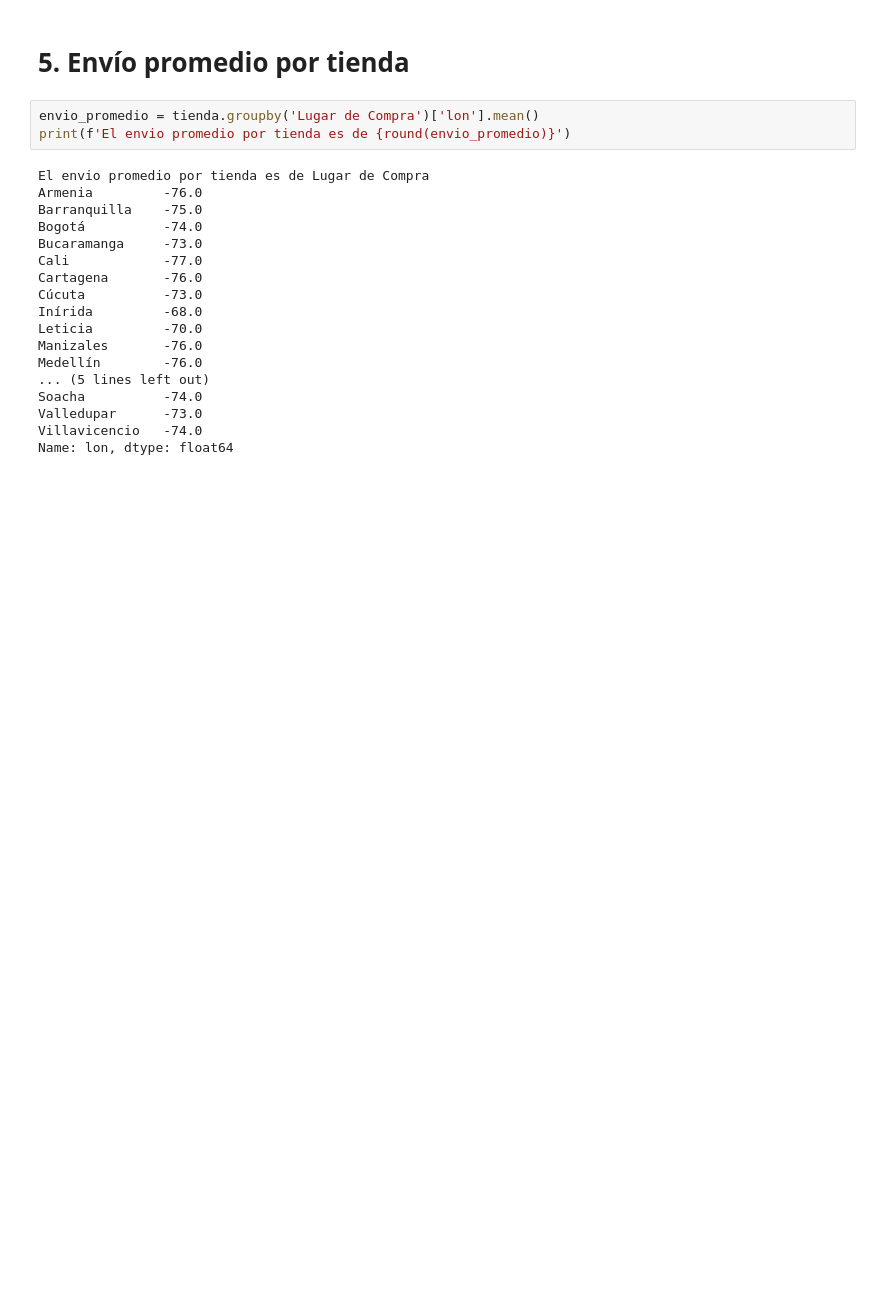
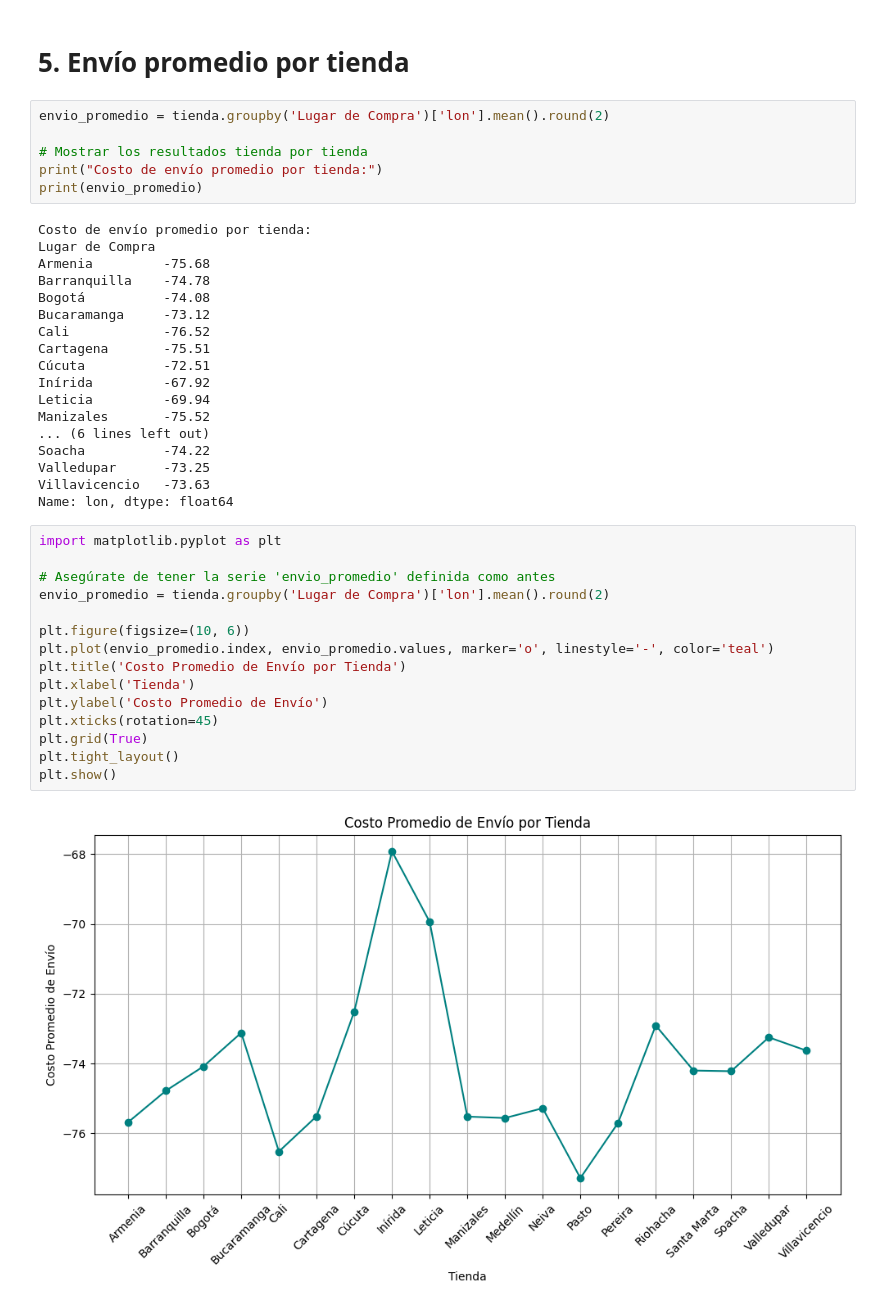
Before and after one commit to leriverah/challenge_alura_store, a Jupyter notebook: AluraStoreLatam.ipynb, the cells around one changed output. Saved outputs shown, nothing was run; the diff lists cells and outputs as text; blank space fills up the shorter version.

```diff
--- a/AluraStoreLatam.ipynb
+++ b/AluraStoreLatam.ipynb
@@ -176,23 +168,43 @@ Muebles
 # %% [markdown]
 # 5. Envío promedio por tienda
 # %%
-envio_promedio = tienda.groupby('Lugar de Compra')['lon'].mean()
-print(f'El envio promedio por tienda es de {round(envio_promedio)}')
+envio_promedio = tienda.groupby('Lugar de Compra')['lon'].mean().round(2)
+
+# Mostrar los resultados tienda por tienda
+print("Costo de envío promedio por tienda:")
+print(envio_promedio)
 # %% [output]
-El envio promedio por tienda es de Lugar de Compra
-Armenia         -76.0
-Barranquilla    -75.0
-Bogotá          -74.0
-Bucaramanga     -73.0
-Cali            -77.0
-Cartagena       -76.0
-Cúcuta          -73.0
-Inírida         -68.0
-Leticia         -70.0
-Manizales       -76.0
-Medellín        -76.0
-... (5 lines left out)
-Soacha          -74.0
-Valledupar      -73.0
-Villavicencio   -74.0
+Costo de envío promedio por tienda:
+Lugar de Compra
+Armenia         -75.68
+Barranquilla    -74.78
+Bogotá          -74.08
+Bucaramanga     -73.12
+Cali            -76.52
+Cartagena       -75.51
+Cúcuta          -72.51
+Inírida         -67.92
+Leticia         -69.94
+Manizales       -75.52
+... (6 lines left out)
+Soacha          -74.22
+Valledupar      -73.25
+Villavicencio   -73.63
 Name: lon, dtype: float64
+# %%
+import matplotlib.pyplot as plt
+
+# Asegúrate de tener la serie 'envio_promedio' definida como antes
+envio_promedio = tienda.groupby('Lugar de Compra')['lon'].mean().round(2)
+
+plt.figure(figsize=(10, 6))
+plt.plot(envio_promedio.index, envio_promedio.values, marker='o', linestyle='-', color='teal')
+plt.title('Costo Promedio de Envío por Tienda')
+plt.xlabel('Tienda')
+plt.ylabel('Costo Promedio de Envío')
+plt.xticks(rotation=45)
+plt.grid(True)
+plt.tight_layout()
+plt.show()
+# %% [output]
+[figure, added]
```
Also changed, not shown: parts of 1 cell of this notebook.
